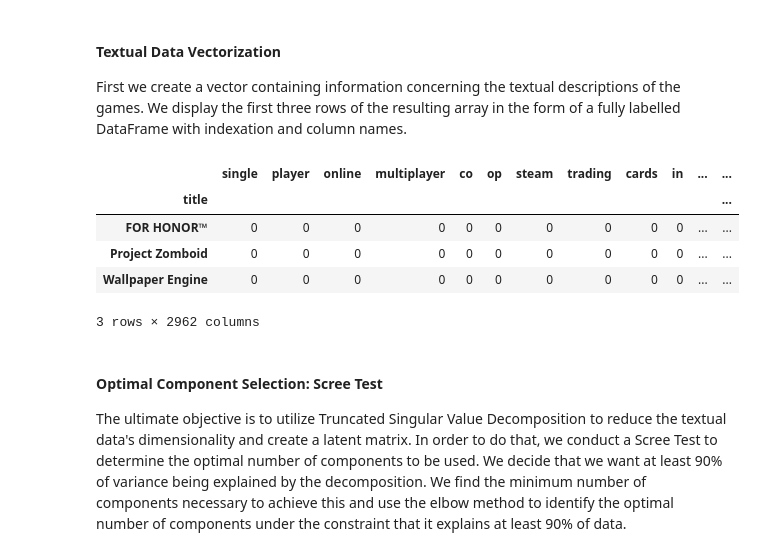
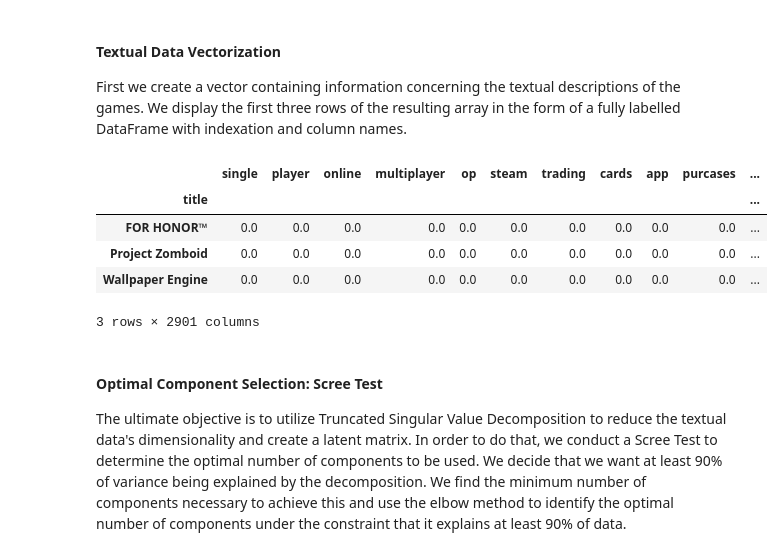
Before and after one commit to JohannesRahn/MachineLearningGroupProject, a Jupyter notebook: b_recommender_system.ipynb, the cells around one changed output. Drawn from its saved outputs; the diff is of its cells as text; code cells hidden in the pictures.

```diff
--- a/b_recommender_system.ipynb
+++ b/b_recommender_system.ipynb
@@ -182,27 +186,28 @@ The number of labels present in all four columns is: 0
 
 First we create a vector containing information concerning the textual descriptions of the games. We display the first three rows of the resulting array in the form of a fully labelled DataFrame with indexation and column names.
 # %%
-# Initialize CountVectorizer
-vectorizer = CountVectorizer()
+# Initialize TfidfVectorizer
+vectorizer = TfidfVectorizer(stop_words = "english",
+                            strip_accents = "ascii")
 
 # Fit and transform full text column
 fulltext_vector = vectorizer.fit_transform(textual_df['full_text'])
 fulltext_array = fulltext_vector.toarray()
 
 # Get the feature names
 feature_names = vectorizer.vocabulary_.keys()
 
 # Create DataFrame
 vector_df = pd.DataFrame(fulltext_array, columns = feature_names,
                         index = textual_df["title"])
 vector_df.head(3)
 # %% [output]
-|  | single | player | online | multiplayer | co | op | steam | trading | cards | in | ... | ... |
-| title |  |  |  |  |  |  |  |  |  |  |  | ... |
-| FOR HONOR™ | 0 | 0 | 0 | 0 | 0 | 0 | 0 | 0 | 0 | 0 | ... | ... |
-| Project Zomboid | 0 | 0 | 0 | 0 | 0 | 0 | 0 | 0 | 0 | 0 | ... | ... |
-| Wallpaper Engine | 0 | 0 | 0 | 0 | 0 | 0 | 0 | 0 | 0 | 0 | ... | ... |
+|  | single | player | online | multiplayer | op | steam | trading | cards | app | purcases | ... |
+| title |  |  |  |  |  |  |  |  |  |  | ... |
+| FOR HONOR™ | 0.0 | 0.0 | 0.0 | 0.0 | 0.0 | 0.0 | 0.0 | 0.0 | 0.0 | 0.0 | ... |
+| Project Zomboid | 0.0 | 0.0 | 0.0 | 0.0 | 0.0 | 0.0 | 0.0 | 0.0 | 0.0 | 0.0 | ... |
+| Wallpaper Engine | 0.0 | 0.0 | 0.0 | 0.0 | 0.0 | 0.0 | 0.0 | 0.0 | 0.0 | 0.0 | ... |
-3 rows × 2962 columns
+3 rows × 2901 columns
 # %% [markdown]
 #### Optimal Component Selection: Scree Test
 
```
Also changed, not shown: parts of 19 cells of this notebook, 1 other file.
